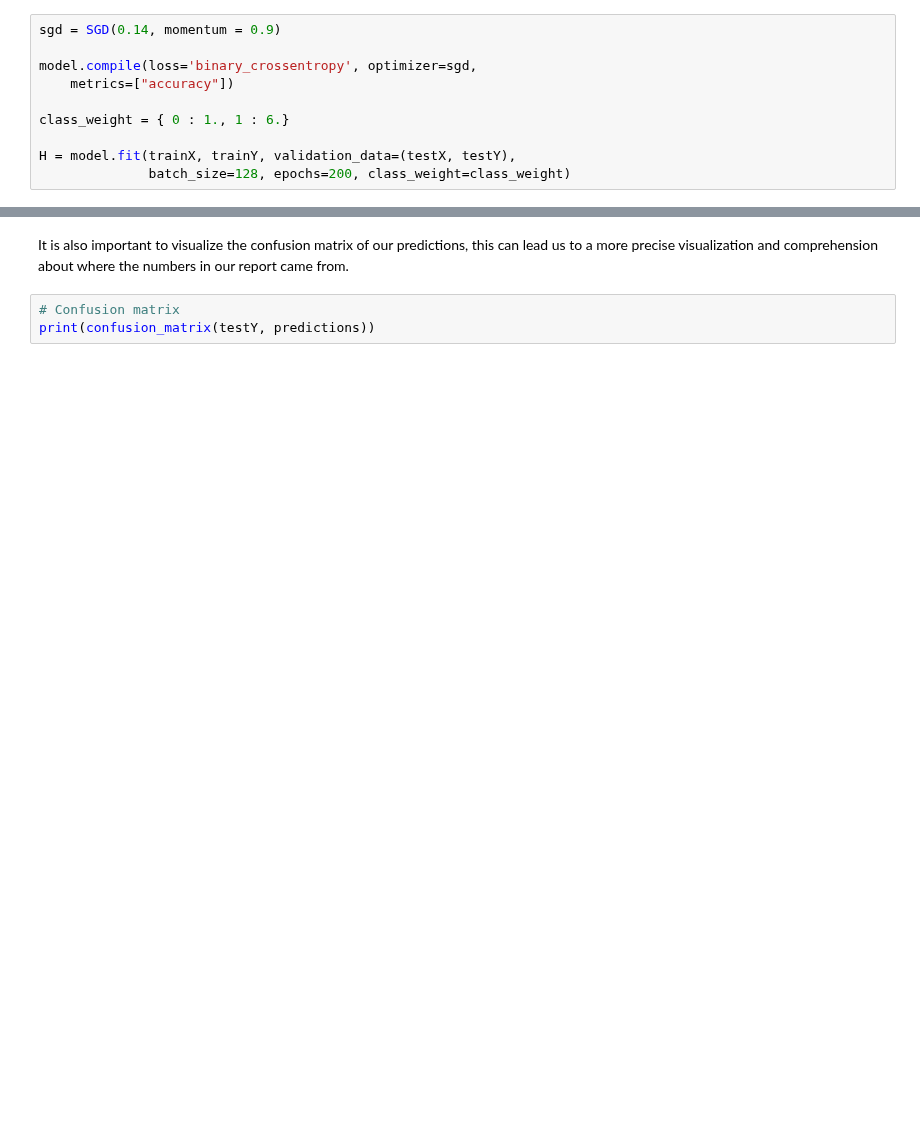
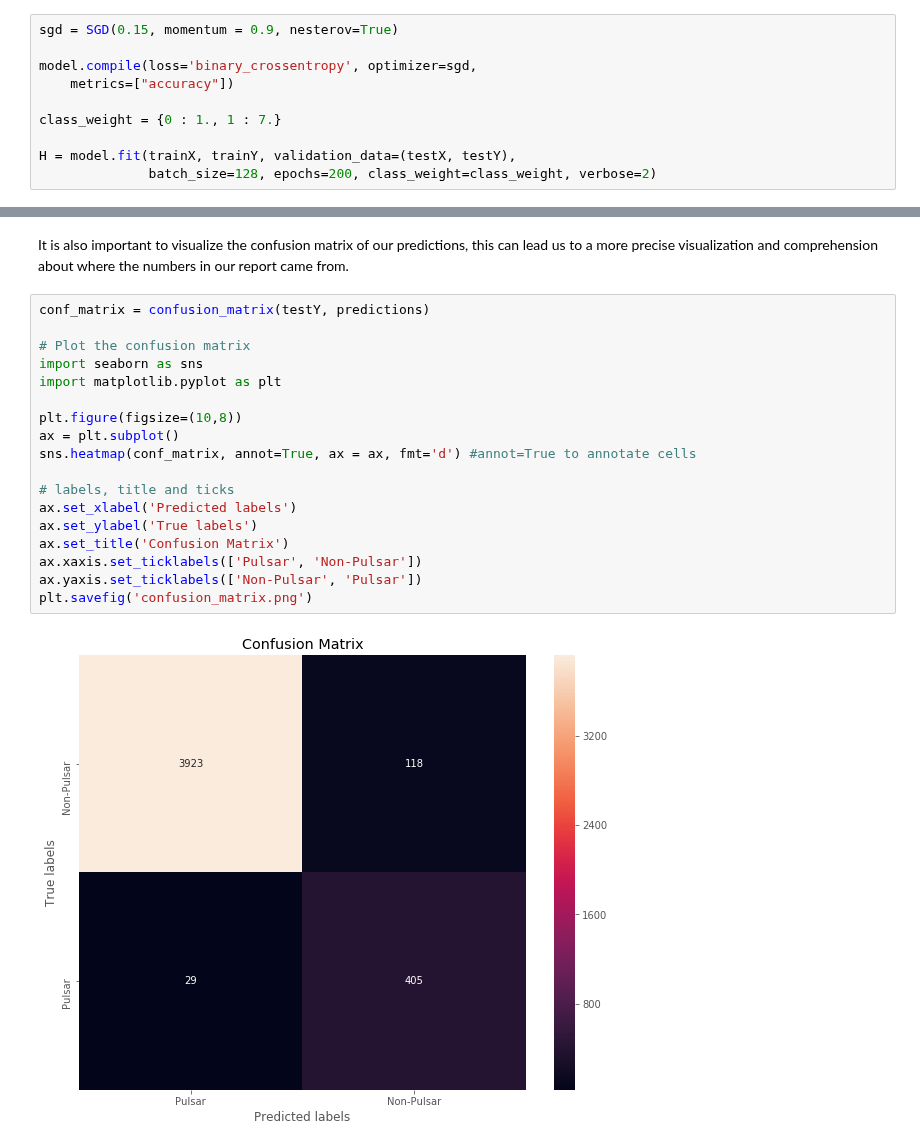
Before and after one commit to alexandrehsd/predicting-pulsar-stars, a Jupyter notebook: predicting_pulsar_stars.ipynb, the cells around one changed output, grey strips where cells are left out. Cells and saved outputs as stored; diff of their text form; blank space fills up the shorter version.

```diff
--- a/predicting_pulsar_stars.ipynb
+++ b/predicting_pulsar_stars.ipynb
@@ -53,10 +121,10 @@ We are going to use the Stochastic Gradient Descent technique as an optimizer, i
 # %%
-sgd = SGD(0.14, momentum = 0.9)
+sgd = SGD(0.15, momentum = 0.9, nesterov=True)
 
 model.compile(loss='binary_crossentropy', optimizer=sgd,
     metrics=["accuracy"])
 
-class_weight = { 0 : 1., 1 : 6.}
+class_weight = {0 : 1., 1 : 7.}
 
 H = model.fit(trainX, trainY, validation_data=(testX, testY),
-              batch_size=128, epochs=200, class_weight=class_weight)
+              batch_size=128, epochs=200, class_weight=class_weight, verbose=2)
@@ -75,8 +172,25 @@ print(classification_report(testY, predictions,
 # %% [markdown]
 It is also important to visualize the confusion matrix of our predictions, this can lead us to a more precise visualization and comprehension about where the numbers in our report came from.
-# %%
-# Confusion matrix
-print(confusion_matrix(testY, predictions))
+# %%
+conf_matrix = confusion_matrix(testY, predictions)
+
+# Plot the confusion matrix
+import seaborn as sns
+import matplotlib.pyplot as plt
+
+plt.figure(figsize=(10,8))
+ax = plt.subplot()
+sns.heatmap(conf_matrix, annot=True, ax = ax, fmt='d') #annot=True to annotate cells
+
+# labels, title and ticks
+ax.set_xlabel('Predicted labels')
+ax.set_ylabel('True labels')
+ax.set_title('Confusion Matrix')
+ax.xaxis.set_ticklabels(['Pulsar', 'Non-Pulsar'])
+ax.yaxis.set_ticklabels(['Non-Pulsar', 'Pulsar'])
+plt.savefig('confusion_matrix.png')
+# %% [output]
+[figure, added]
 # %%
 # Plotting the curve Epoch vs. Loss/Accuracy
 plt.style.use("ggplot")
```
Also changed, not shown: parts of 10 cells of this notebook.
